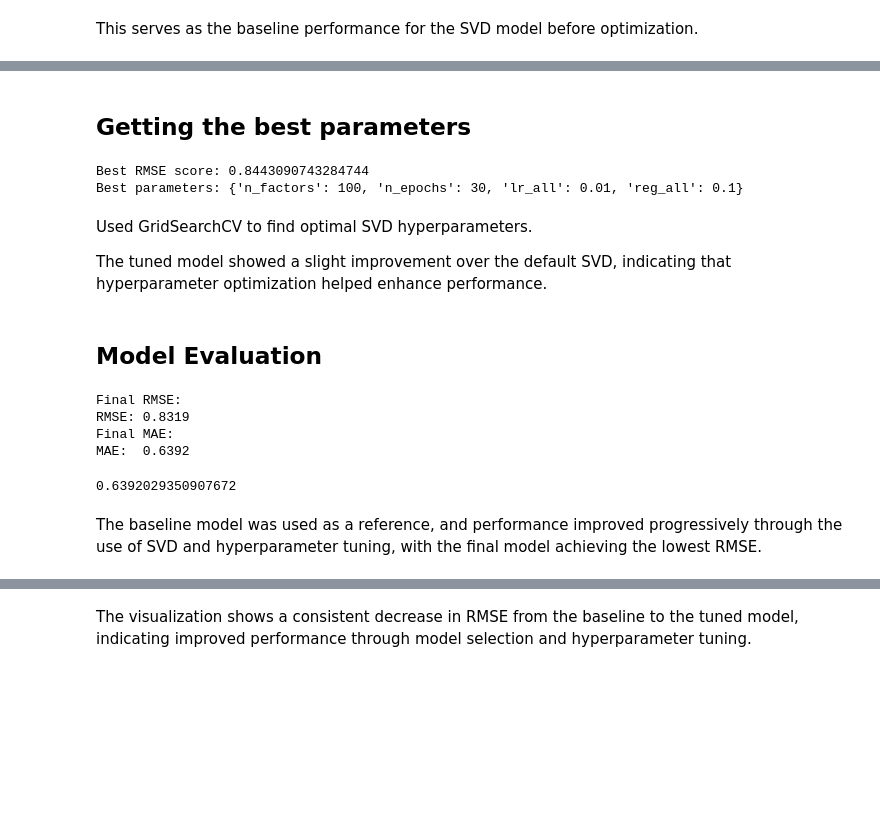
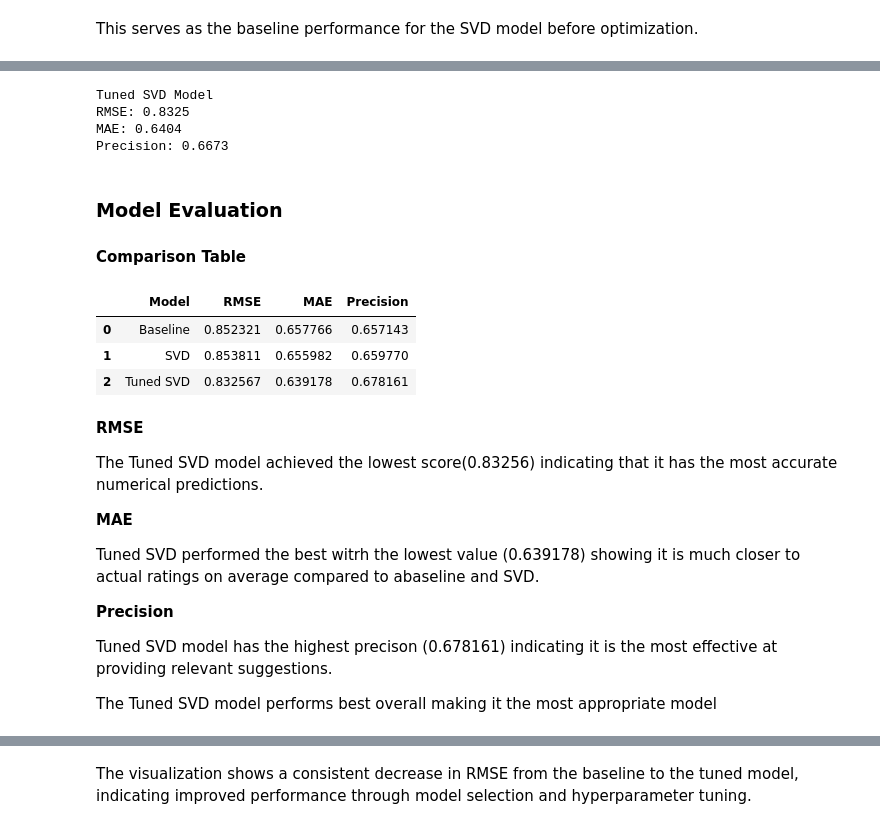
Before and after one commit to Marian-amo/Movies-Recommendation-System-Project, a Jupyter notebook: notebook.ipynb, the cells around one changed output, grey strips where cells are left out. Cells and saved outputs as stored; diff of their text form; code cells hidden in the pictures; blank space fills up the shorter version.

```diff
--- a/notebook.ipynb
+++ b/notebook.ipynb
@@ -503,40 +545,41 @@ param_grid = {
 # %%
-# Initialize GridSearchCV
-gs = GridSearchCV(SVD, param_grid, measures=['rmse', 'mae'], cv=3)
+#Tuned Model
+best_model=gs.best_estimator['rmse']
 
-# Fit on full dataset
-gs.fit(data)
+tuned_predictions, tuned_rmse, tuned_mae, tuned_precision = reuseable_model(best_model, trainset, testset, name="Tuned SVD Model")
+# %% [output]
+Tuned SVD Model
+RMSE: 0.8325
+MAE: 0.6404
+Precision: 0.6673
 # %% [markdown]
-## Getting the best  parameters
+### Model Evaluation
+#### Comparison Table
-# %%
-print("Best RMSE score:", gs.best_score['rmse'])
-print("Best parameters:", gs.best_params['rmse'])
-# %% [output]
-Best RMSE score: 0.8443090743284744
-Best parameters: {'n_factors': 100, 'n_epochs': 30, 'lr_all': 0.01, 'reg_all': 0.1}
-# %% [markdown]
-Used GridSearchCV to find optimal SVD hyperparameters.
-
-The tuned model showed a slight improvement over the default SVD,
-indicating that hyperparameter optimization helped enhance performance.
-# %% [markdown]
-## Model Evaluation
 # %%
-#getting the best model
-best_model = gs.best_estimator['rmse']
-best_model.fit(trainset)  #training the model on the training set
-predictions = best_model.test(testset)  #making predictions on the test set
+comparison = pd.DataFrame({
+    "Model": ["Baseline", "SVD", "Tuned SVD"],
+    "RMSE": [baseline_rmse, svd_rmse, tuned_rmse],
+    "MAE": [baseline_mae, svd_mae, tuned_mae],
+    "Precision": [baseline_precision, svd_precision, tuned_precision]
+})
 
-print("Final RMSE:")
-accuracy.rmse(predictions)
-
-print("Final MAE:")
-accuracy.mae(predictions)
+comparison
 # %% [output]
-Final RMSE:
-RMSE: 0.8319
-Final MAE:
-MAE:  0.6392
-0.6392029350907672
+|  | Model | RMSE | MAE | Precision |
+| 0 | Baseline | 0.852321 | 0.657766 | 0.657143 |
+| 1 | SVD | 0.853811 | 0.655982 | 0.659770 |
+| 2 | Tuned SVD | 0.832567 | 0.639178 | 0.678161 |
 # %% [markdown]
-The baseline model was used as a reference, and performance improved progressively through the use of SVD and hyperparameter tuning, with the final model achieving the lowest RMSE.
+**RMSE**
+
+The Tuned SVD model achieved the lowest score(0.83256) indicating that it has the most accurate numerical predictions.
+
+**MAE**
+
+Tuned SVD performed the best witrh the lowest value (0.639178) showing it is much closer to actual ratings on average compared to abaseline and SVD.
+
+**Precision**
+
+Tuned SVD model has the highest precison (0.678161) indicating it is the most effective at providing relevant suggestions.
+
+The Tuned SVD model performs best overall making it the most appropriate model
```
Also changed, not shown: parts of 16 cells of this notebook.
